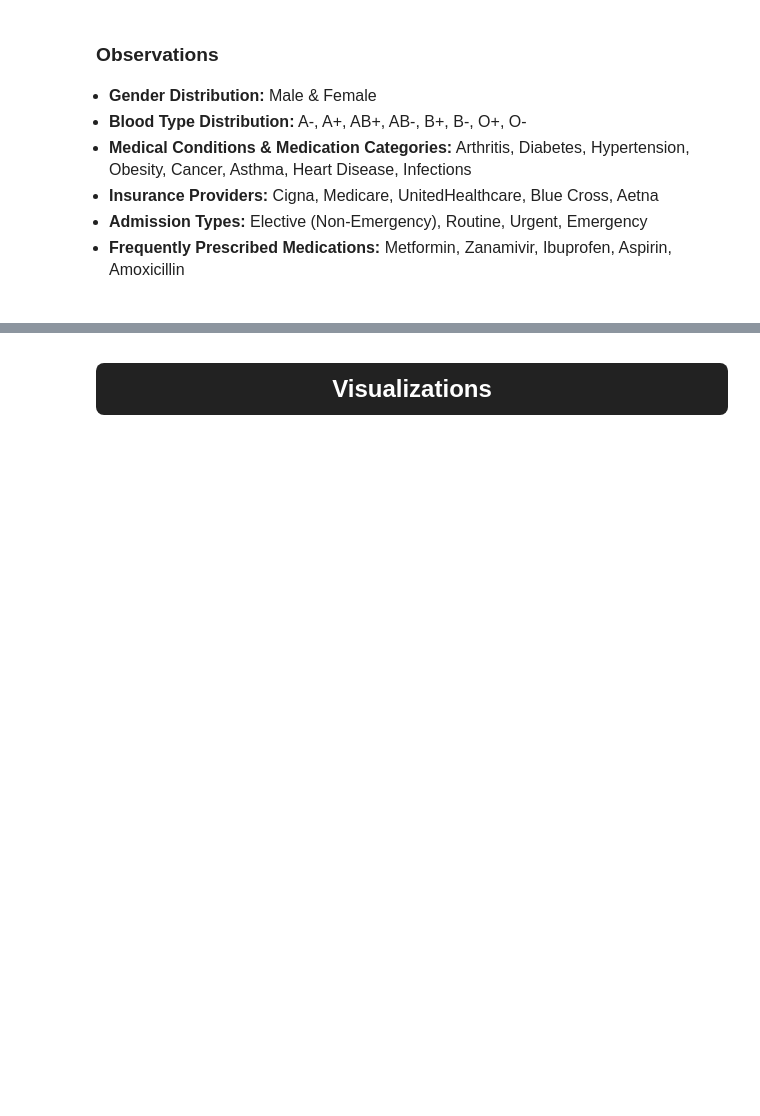
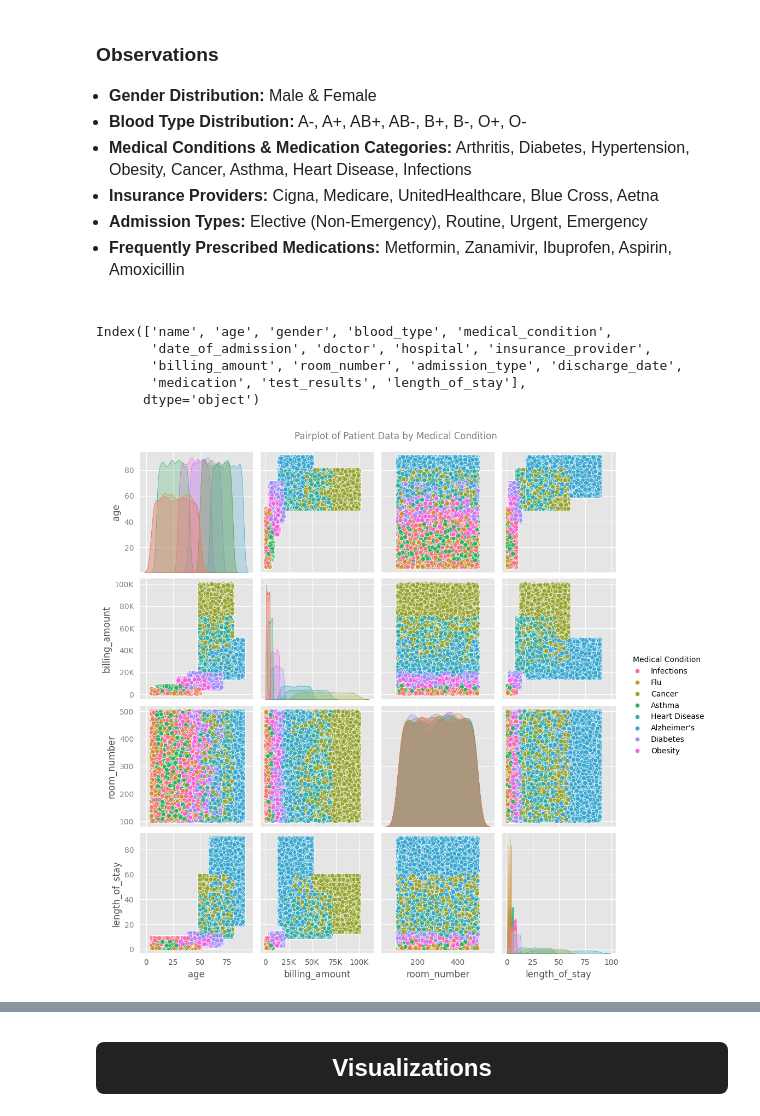
Before and after one commit to pypandalb/Healthcare-Data-Trends, a Jupyter notebook: healthcare-dataset-eda.ipynb, the cells around one changed output, grey strips where cells are left out. Drawn from its saved outputs; the diff is of its cells as text; code cells hidden in the pictures; blank space fills up the shorter version.

Commit message:
Kaggle Notebook | Healthcare Dataset EDA | Final

```diff
--- a/healthcare-dataset-eda.ipynb
+++ b/healthcare-dataset-eda.ipynb
@@ -207,4 +181,0 @@ column_dict
-# %%
-df = df.rename(columns=column_dict)
-
-df.columns
@@ -216,0 +182,3 @@ Index(['name', 'age', 'gender', 'blood_type', 'medical_condition',
+# %%
+df.columns = df.columns.str.lower().str.replace(' ', '_')
+df.columns
@@ -387,3 +357,29 @@ Name: count, dtype: int64
         <li><b>Frequently Prescribed Medications:</b> Metformin, Zanamivir, Ibuprofen, Aspirin, Amoxicillin</li>
     </ul>
 </div>
+# %%
+df.columns
+# %% [output]
+Index(['name', 'age', 'gender', 'blood_type', 'medical_condition',
+       'date_of_admission', 'doctor', 'hospital', 'insurance_provider',
+       'billing_amount', 'room_number', 'admission_type', 'discharge_date',
+       'medication', 'test_results', 'length_of_stay'],
+      dtype='object')
+# %%
+# As we know a pairplot enables the visualization of the relationship between specified pairs of variables in a dataset.
+
+pair = sns.pairplot(df, hue="medical_condition")
+
+for ax in pair.axes.flatten():
+    ax.tick_params(axis='y', labelcolor='grey')
+    ax.xaxis.set_major_formatter(mtick.FuncFormatter(lambda x, pos: f'{x/1000:.0f}K' if x >= 1000 else f'{int(x)}'))
+    ax.yaxis.set_major_formatter(mtick.FuncFormatter(lambda y, pos: f'{y/1000:.0f}K' if y >= 1000 else f'{int(y)}'))
+    ax.tick_params(axis='x', bottom=False)
+    ax.tick_params(axis='y', left=False)
+
+pair._legend.set_title("Medical Condition")
+pair.fig.suptitle("Pairplot of Patient Data by Medical Condition", fontweight="ultralight", color="grey", y=1.02)
+
+plt.show()
+# %% [output]
+[figure, added]
```
Also changed, not shown: parts of 24 cells of this notebook.
